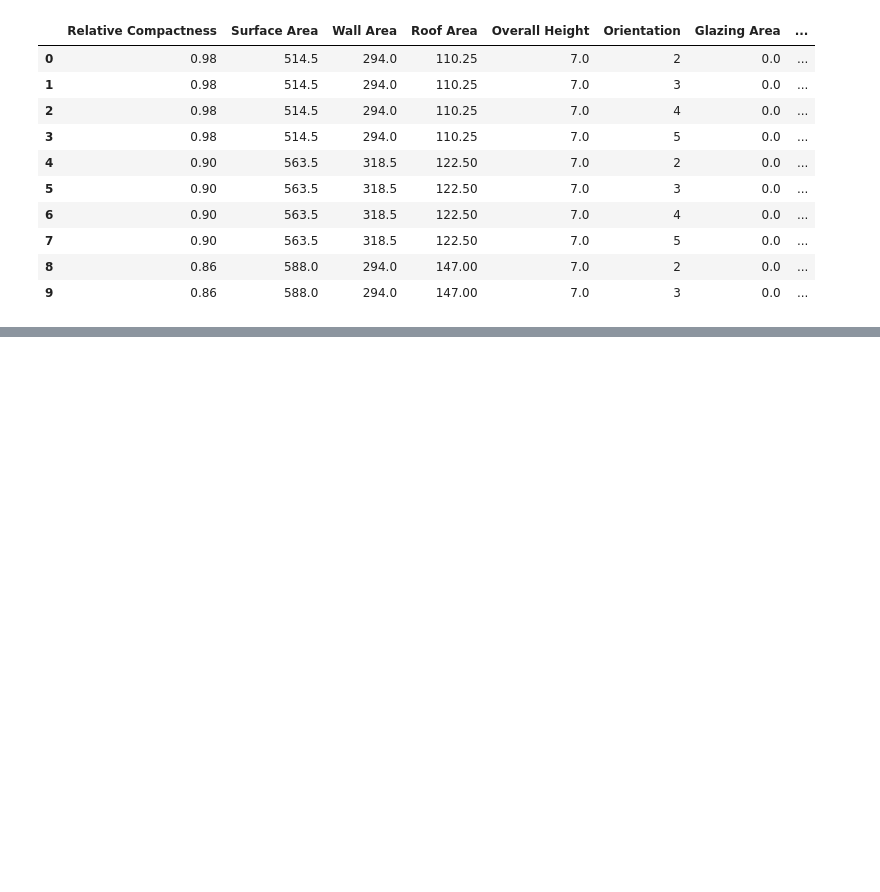
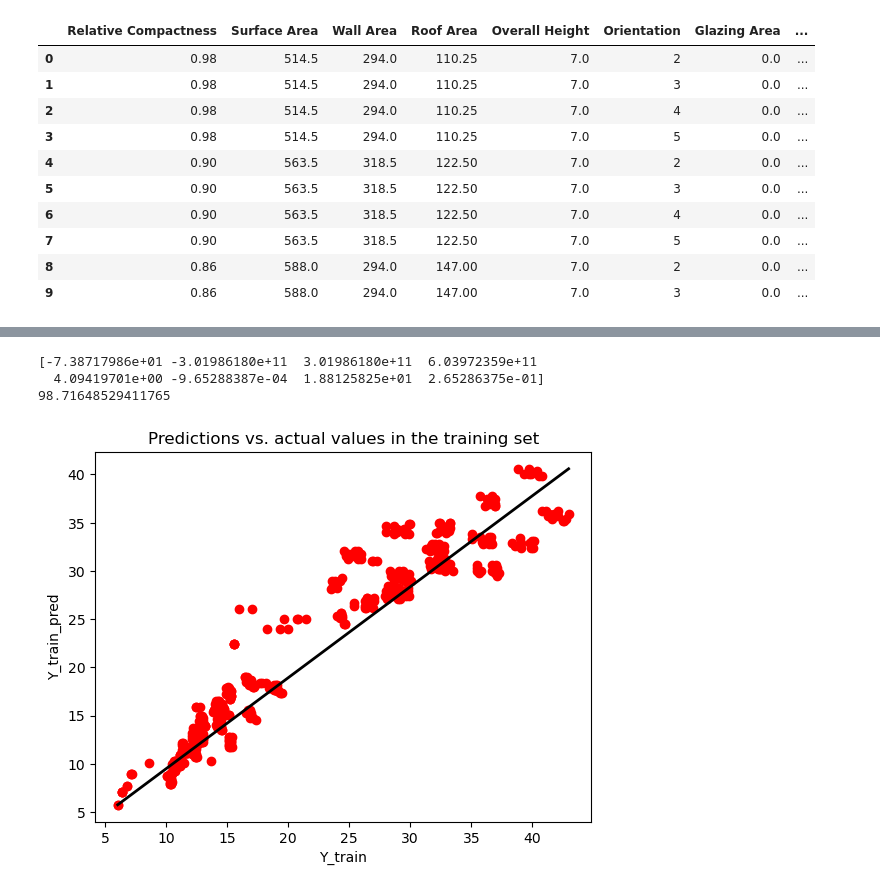
Before and after one commit to TalkingJupiter/Computational-Thinking-Final-Rep, a Jupyter notebook: Energy efficiency predictor project.ipynb, the cells around one changed output, grey strips where cells are left out. Saved outputs shown, nothing was run; the diff lists cells and outputs as text; code cells hidden in the pictures; blank space fills up the shorter version.

```diff
--- a/Energy efficiency predictor project.ipynb
+++ b/Energy efficiency predictor project.ipynb
@@ -381,0 +231,8 @@ ZeroDivisionError: division by zero
+# %%
+#Assigning the 8 feature columns to a variable named 'x' and assigning the response variable column to a variable named 'y'
+
+x = cp_df.iloc[:, 0:8]
+y = cp_df.iloc[:, 8]
+
+print(x.head())
+print(y.head())
@@ -381,0 +259,30 @@ ZeroDivisionError: division by zero
+# %%
+#Splitting the dataset into training set and the test set
+
+x_train, x_test, y_train, y_test = train_test_split(x, y, test_size=0.333333) #test_size is specifying the portion of data to be tested
+# %%
+#Training the model based on 'x_train and y_train' and getting the coefficients and the intercept
+
+
+lm = LinearRegression()
+lm.fit(x_train,y_train)
+
+print(lm.coef_)
+print(lm.intercept_)
+# %% [output]
+[-7.38717986e+01 -3.01986180e+11  3.01986180e+11  6.03972359e+11
+  4.09419701e+00 -9.65288387e-04  1.88125825e+01  2.65286375e-01]
+98.71648529411765
+# %%
+#Testing the model on the training set
+
+y_train_pred = lm.predict(x_train)
+
+plt.scatter(y_train,y_train_pred,color='r')
+plt.plot([y_train.min(), y_train.max()], [y_train_pred.min(), y_train_pred.max()], color = 'black', lw=2)
+plt.xlabel("Y_train")
+plt.ylabel("Y_train_pred")
+plt.title("Predictions vs. actual values in the training set")
+plt.show()
+# %% [output]
+[figure, added]
```
Also changed, not shown: parts of 32 cells of this notebook.
